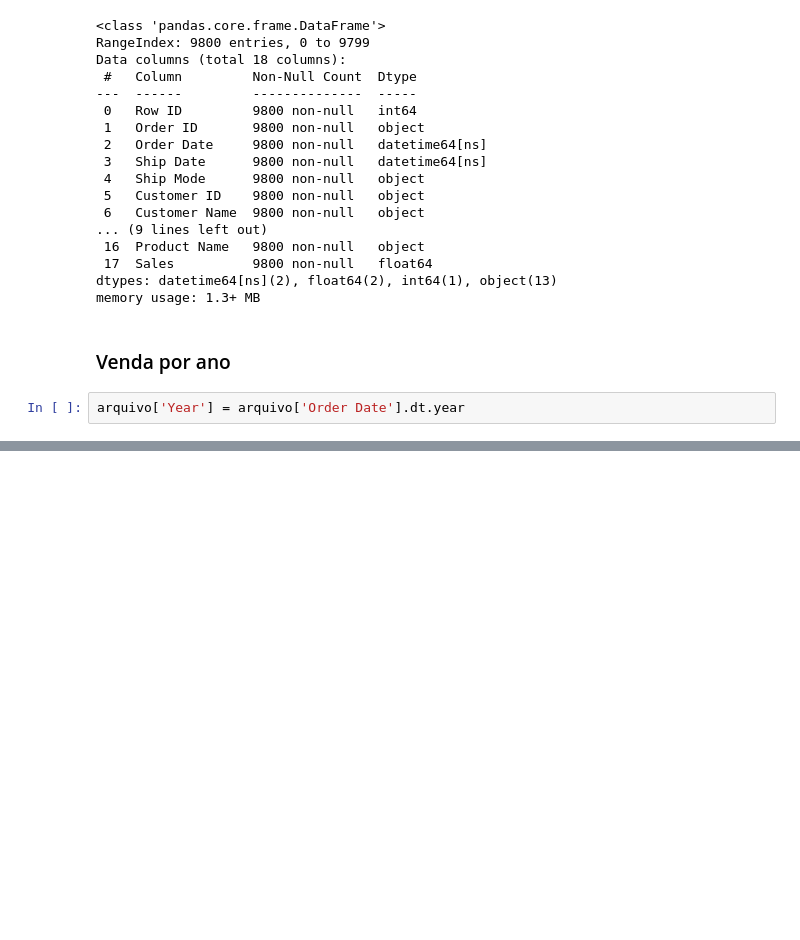
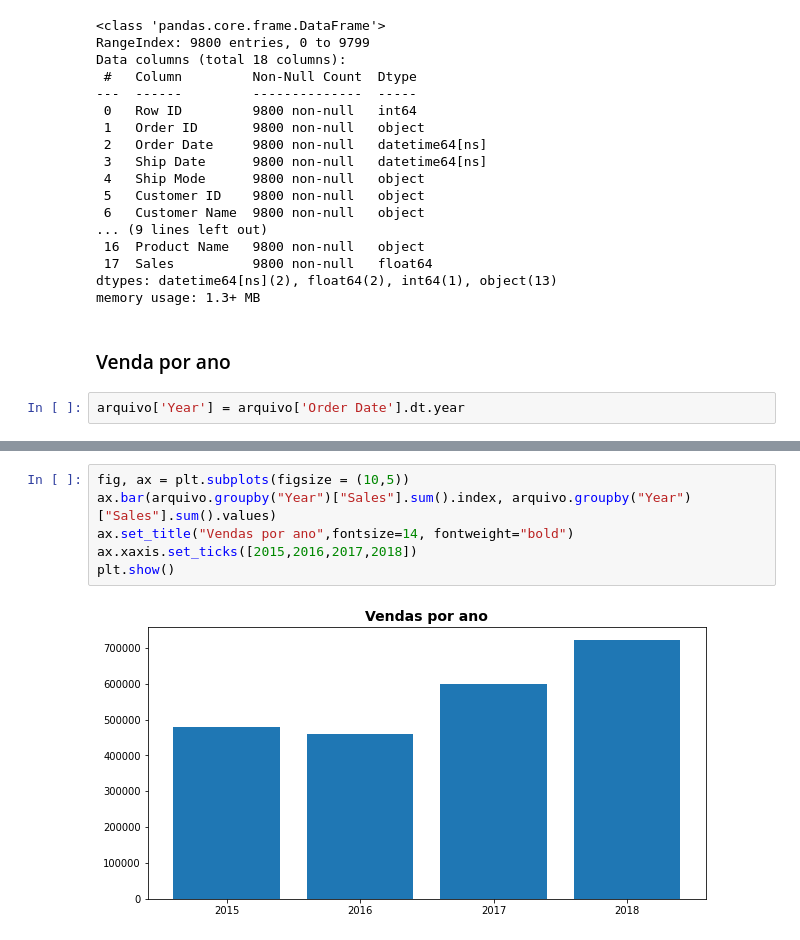
Before and after one commit to diegoSilva93/criando-uma-apresentacao-executiva, a Jupyter notebook: criando uma apresentacao executiva.ipynb, the cells around one changed output, grey strips where cells are left out. Cells and saved outputs as stored; diff of their text form; blank space fills up the shorter version.

```diff
--- a/criando uma apresentacao executiva.ipynb
+++ b/criando uma apresentacao executiva.ipynb
@@ -134,0 +130,8 @@ Name: Sales, dtype: float64
+# %%
+fig, ax = plt.subplots(figsize = (10,5))
+ax.bar(arquivo.groupby("Year")["Sales"].sum().index, arquivo.groupby("Year")["Sales"].sum().values)
+ax.set_title("Vendas por ano",fontsize=14, fontweight="bold")
+ax.xaxis.set_ticks([2015,2016,2017,2018])
+plt.show()
+# %% [output]
+[figure, added]
```
Also changed, not shown: parts of 1 cell of this notebook.
